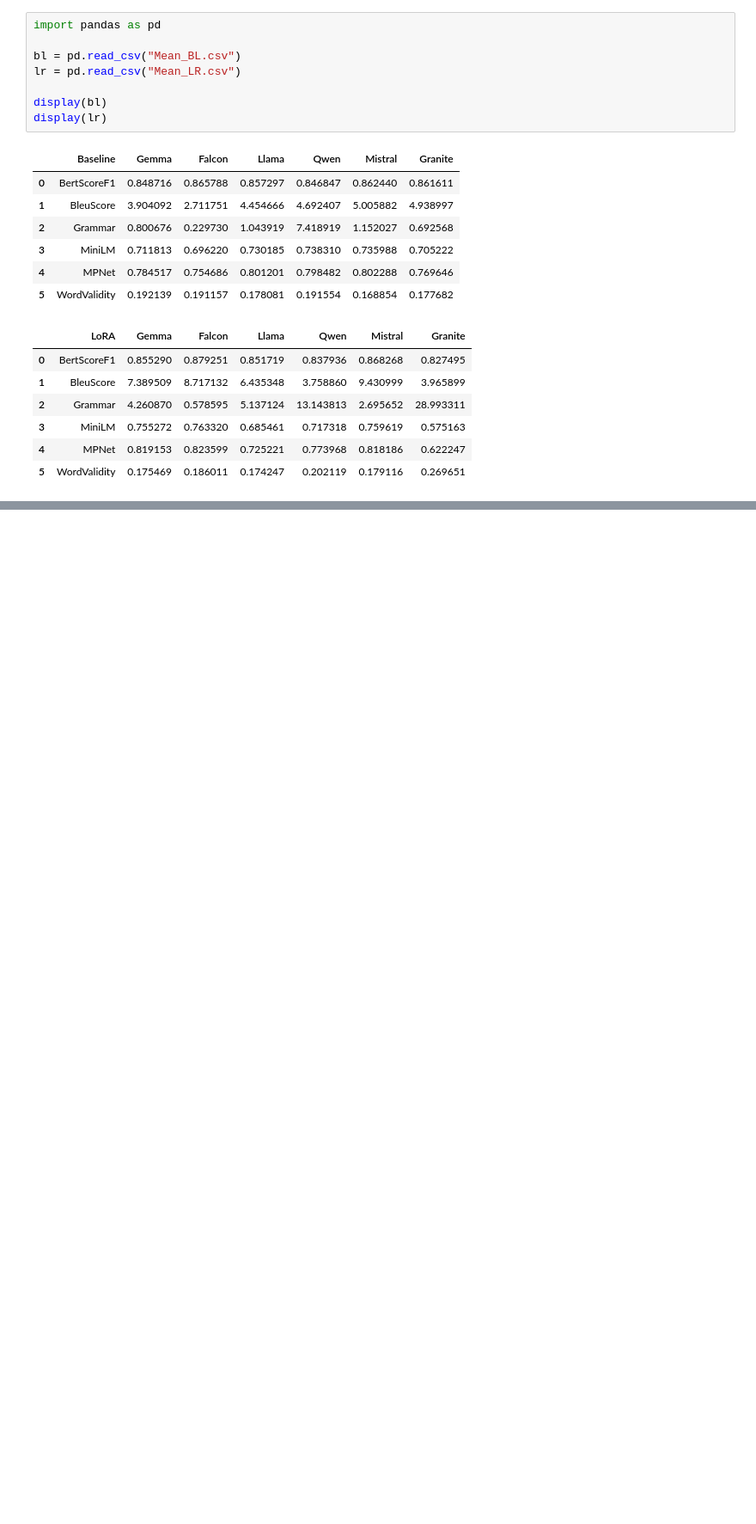
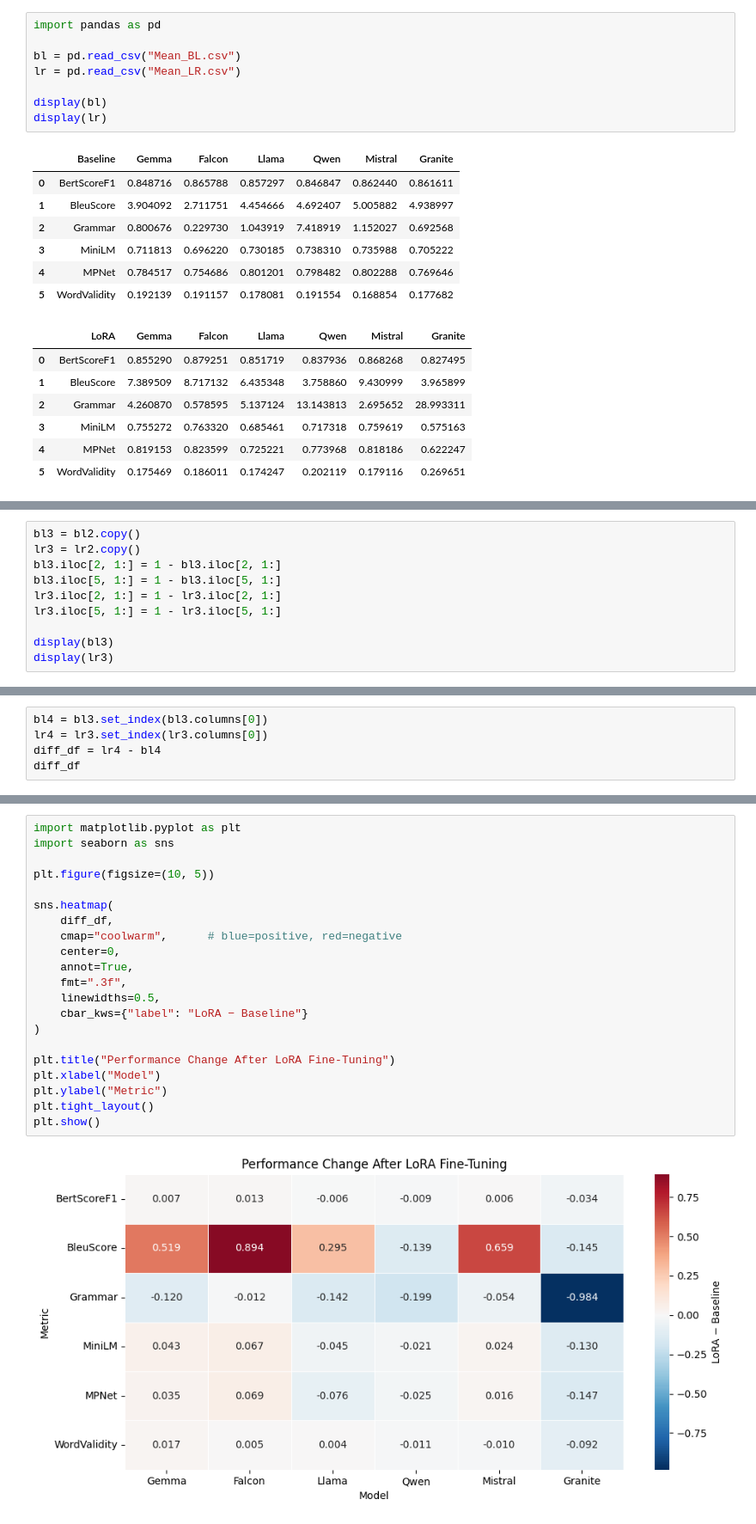
Before and after one commit to KarynTham/LoRA_7B, a Jupyter notebook: Analysis/Baseline vs LoRA/BarChart.ipynb, the cells around one changed output, grey strips where cells are left out. Shown: that part at 86% size. Cells and saved outputs as stored; diff of their text form; blank space fills up the shorter version.

```diff
--- a/Analysis/Baseline vs LoRA/BarChart.ipynb
+++ b/Analysis/Baseline vs LoRA/BarChart.ipynb
@@ -74,0 +253,10 @@ for i, metric in enumerate(metrics):
+# %%
+bl3 = bl2.copy()
+lr3 = lr2.copy()
+bl3.iloc[2, 1:] = 1 - bl3.iloc[2, 1:]
+bl3.iloc[5, 1:] = 1 - bl3.iloc[5, 1:]
+lr3.iloc[2, 1:] = 1 - lr3.iloc[2, 1:]
+lr3.iloc[5, 1:] = 1 - lr3.iloc[5, 1:]
+
+display(bl3)
+display(lr3)
@@ -74,0 +280,5 @@ for i, metric in enumerate(metrics):
+# %%
+bl4 = bl3.set_index(bl3.columns[0])
+lr4 = lr3.set_index(lr3.columns[0])
+diff_df = lr4 - bl4
+diff_df
@@ -74,0 +294,23 @@ for i, metric in enumerate(metrics):
+# %%
+import matplotlib.pyplot as plt
+import seaborn as sns
+
+plt.figure(figsize=(10, 5))
+
+sns.heatmap(
+    diff_df,
+    cmap="coolwarm",      # blue=positive, red=negative
+    center=0,
+    annot=True,
+    fmt=".3f",
+    linewidths=0.5,
+    cbar_kws={"label": "LoRA − Baseline"}
+)
+
+plt.title("Performance Change After LoRA Fine-Tuning")
+plt.xlabel("Model")
+plt.ylabel("Metric")
+plt.tight_layout()
+plt.show()
+# %% [output]
+[figure, added]
```
Also changed, not shown: parts of 13 cells of this notebook.
